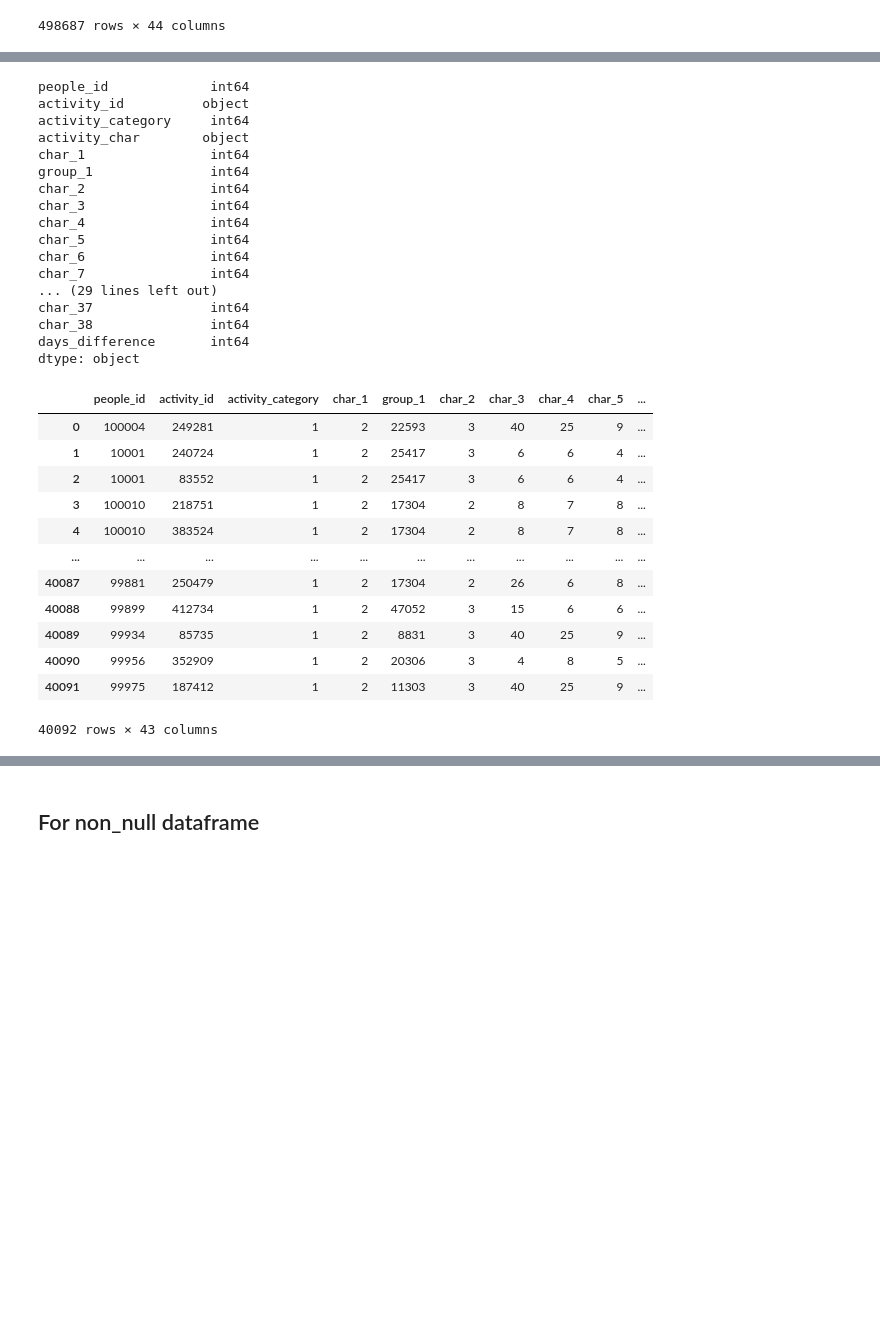
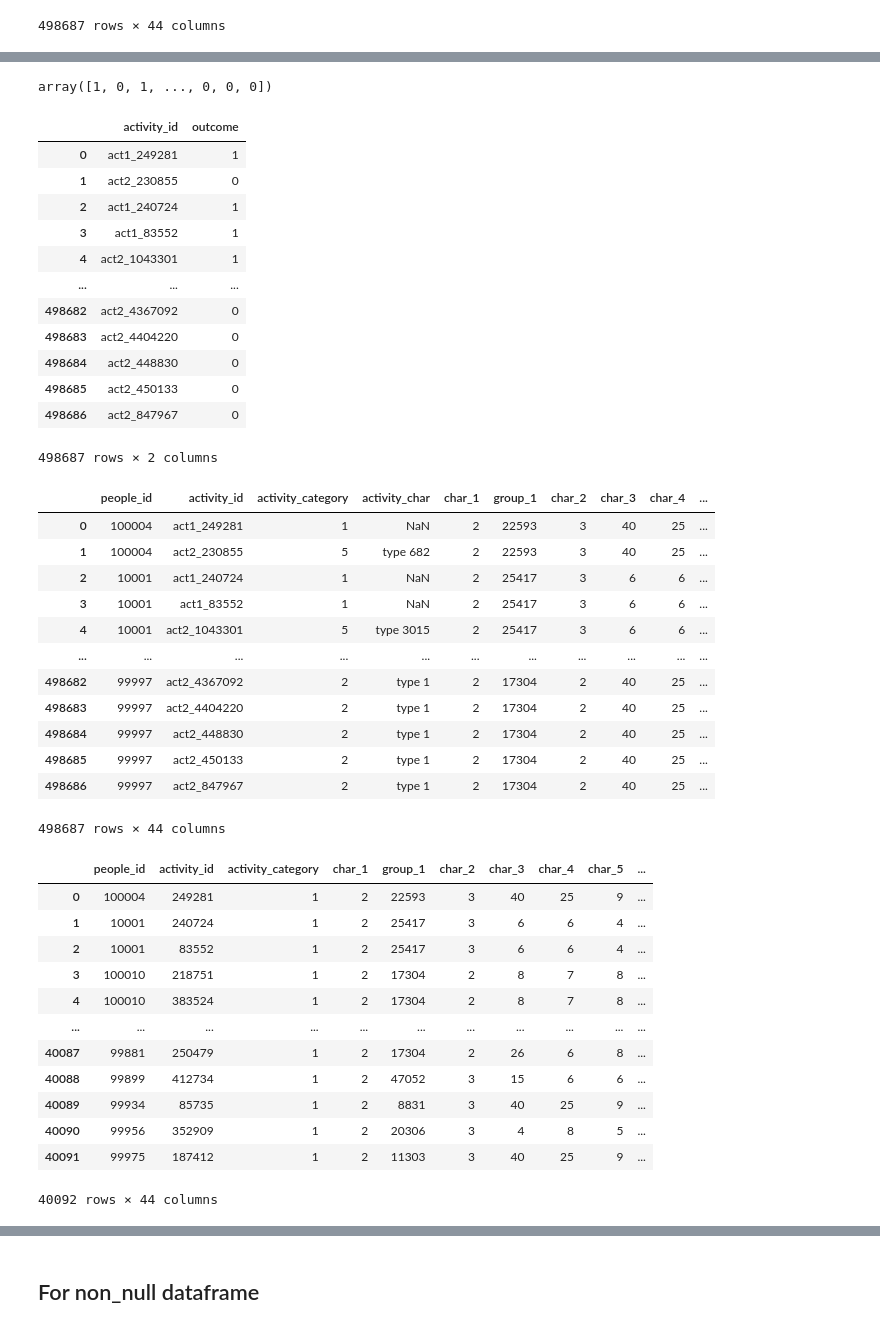
Before and after one commit to yash-meshram/predicting-red-hat-business-value, a Jupyter notebook: testing.ipynb, the cells around one changed output, grey strips where cells are left out. Cells and saved outputs as stored; diff of their text form; code cells hidden in the pictures; blank space fills up the shorter version.

```diff
--- a/testing.ipynb
+++ b/testing.ipynb
@@ -246,0 +306,26 @@ df_test4
+# %%
+x_test = df_test5
+
+model_rfc = joblib.load("/content/drive/MyDrive/B.Tech/kaggle/predicting-red-hat-business-value/model_rfc.joblib")
+
+y_pred = model_rfc.predict(x_test)
+y_pred
+# %% [output]
+array([1, 0, 1, ..., 0, 0, 0])
+# %%
+output_rfc = pd.DataFrame({'activity_id': df_test['activity_id'], 'outcome': y_pred})
+output_rfc
+# %% [output]
+|  | activity_id | outcome |
+| 0 | act1_249281 | 1 |
+| 1 | act2_230855 | 0 |
+| 2 | act1_240724 | 1 |
+| 3 | act1_83552 | 1 |
+| 4 | act2_1043301 | 1 |
+| ... | ... | ... |
+| 498682 | act2_4367092 | 0 |
+| 498683 | act2_4404220 | 0 |
+| 498684 | act2_448830 | 0 |
+| 498685 | act2_450133 | 0 |
+| 498686 | act2_847967 | 0 |
+498687 rows × 2 columns
@@ -247,23 +334,19 @@ df_test4
 # %%
-df_test4.dtypes
+df_test4
 # %% [output]
+|  | people_id | activity_id | activity_category | activity_char | char_1 | group_1 | char_2 | char_3 | char_4 | ... |
+| 0 | 100004 | act1_249281 | 1 | NaN | 2 | 22593 | 3 | 40 | 25 | ... |
+| 1 | 100004 | act2_230855 | 5 | type 682 | 2 | 22593 | 3 | 40 | 25 | ... |
+| 2 | 10001 | act1_240724 | 1 | NaN | 2 | 25417 | 3 | 6 | 6 | ... |
+| 3 | 10001 | act1_83552 | 1 | NaN | 2 | 25417 | 3 | 6 | 6 | ... |
+| 4 | 10001 | act2_1043301 | 5 | type 3015 | 2 | 25417 | 3 | 6 | 6 | ... |
+| ... | ... | ... | ... | ... | ... | ... | ... | ... | ... | ... |
+| 498682 | 99997 | act2_4367092 | 2 | type 1 | 2 | 17304 | 2 | 40 | 25 | ... |
+| 498683 | 99997 | act2_4404220 | 2 | type 1 | 2 | 17304 | 2 | 40 | 25 | ... |
+| 498684 | 99997 | act2_448830 | 2 | type 1 | 2 | 17304 | 2 | 40 | 25 | ... |
+| 498685 | 99997 | act2_450133 | 2 | type 1 | 2 | 17304 | 2 | 40 | 25 | ... |
+| 498686 | 99997 | act2_847967 | 2 | type 1 | 2 | 17304 | 2 | 40 | 25 | ... |
-people_id             int64
-activity_id          object
-activity_category     int64
-activity_char        object
-char_1                int64
-group_1               int64
-char_2                int64
-char_3                int64
-char_4                int64
-char_5                int64
-char_6                int64
-char_7                int64
-... (29 lines left out)
-char_37               int64
-char_38               int64
-days_difference       int64
-dtype: object
+498687 rows × 44 columns
 # %%
 is_NaN = df_test4.isnull()
 row_has_NaN = is_NaN.any(axis=1)
@@ -271,7 +354,8 @@ df_test5_null = df_test4[row_has_NaN].reset_index()
 null_index = np.array(df_test5_null['index'])
 df_test5_null = df_test5_null.drop(['index', 'activity_char'], axis=1)
 activity_id_null = df_test5_null['activity_id']
-df_test5_null['activity_id'] = df_test5_null['activity_id'].apply(convert_str_to_num_)
+df_test5_null['activity_id_act'] = df_test5_null['activity_id'].apply(convert_activity_id_1)
+df_test5_null['activity_id'] = df_test5_null['activity_id'].apply(convert_activity_id_2)
 df_test5_null
 # %% [output]
 |  | people_id | activity_id | activity_category | char_1 | group_1 | char_2 | char_3 | char_4 | char_5 | ... |
@@ -286,7 +370,7 @@ df_test5_null
 | 40089 | 99934 | 85735 | 1 | 2 | 8831 | 3 | 40 | 25 | 9 | ... |
 | 40090 | 99956 | 352909 | 1 | 2 | 20306 | 3 | 4 | 8 | 5 | ... |
 | 40091 | 99975 | 187412 | 1 | 2 | 11303 | 3 | 40 | 25 | 9 | ... |
-40092 rows × 43 columns
+40092 rows × 44 columns
 # %%
 df_test5_non_null = df_test4.drop(labels=null_index, axis=0).reset_index()
 non_null_index = np.array(df_test5_non_null['index'])
```
Also changed, not shown: parts of 11 cells of this notebook, 3 other files.
